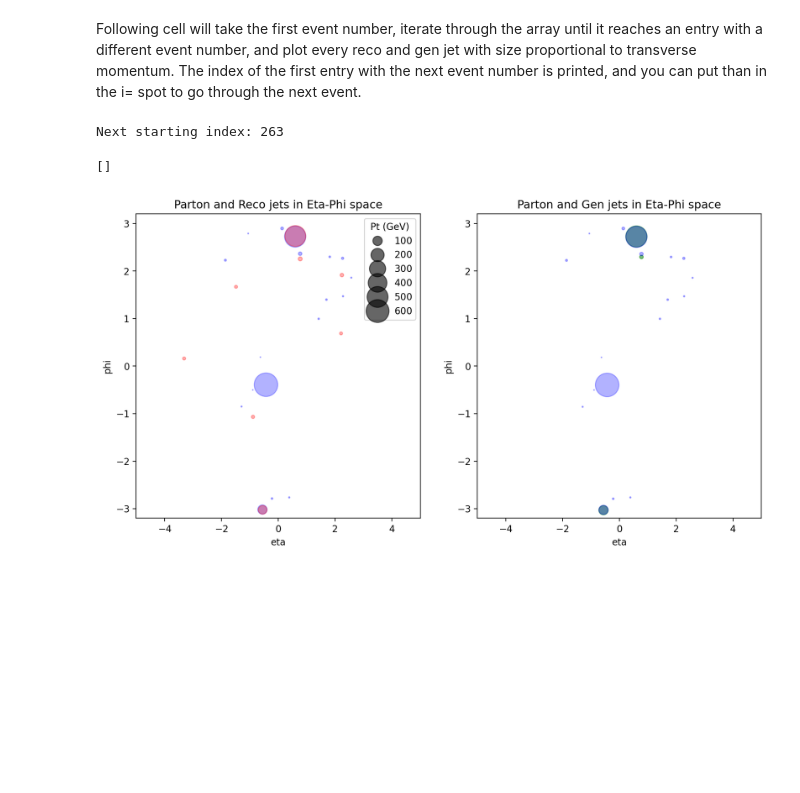
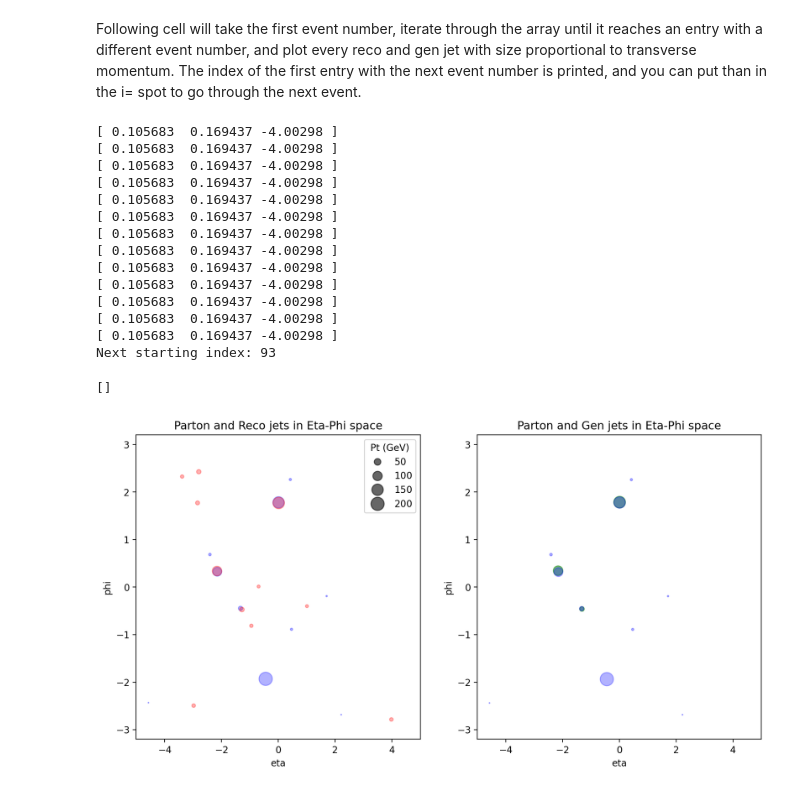
Before and after one commit to jblue1/falcon, a Jupyter notebook: notebooks/viewJets.ipynb, the cells around one changed output. Saved outputs shown, nothing was run; the diff lists cells and outputs as text; code cells hidden in the pictures; blank space fills up the shorter version.

Commit message:
print vertex coordinates of parton jets

```diff
--- a/notebooks/viewJets.ipynb
+++ b/notebooks/viewJets.ipynb
@@ -14,8 +14,9 @@ print(data.shape)
 # %% [markdown]
 Following cell will take the first event number, iterate through the array until it reaches an entry with a different event number, and plot every reco and gen jet with size proportional to transverse momentum. The index of the first entry with the next event number is printed, and you can put than in the i= spot to go through the next event.
 # %%
-i = 234
+i = 66
 eventNumber = data[i, 1]
+
 fig = plt.figure(figsize=[12,6], dpi=200)
 ax1 = fig.add_subplot(121)
 ax2 = fig.add_subplot(122)
@@ -29,38 +30,51 @@ ax2.set_ylabel("phi")
 ax2.set_title("Parton and Gen jets in Eta-Phi space")
 ax2.set_ylim(-3.2, 3.2)
 ax2.set_xlim(-5, 5)
+
 partonEtas = []
 partonPhis = []
 partonPts = []
 recoEtas = []
 recoPhis = []
 recoPts = []
 
 while(eventNumber == data[i, 1]):
     #if (data[i, 0] == 2 and data[i, 2] == 1):
     if (data[i, 0] == 2):
-        #ax1.scatter(data[i, 4], data[i, 5], c='r', alpha=0.3, s=data[i, 3])
         recoEtas.append(data[i, 4])
         recoPhis.append(data[i, 5])
         recoPts.append(data[i, 3])
     if (data[i, 0] == 1):
         ax2.scatter(data[i, 4], data[i, 5], c='g', alpha=0.5, s=data[i, 3])
     if (data[i, 0] == 0):
     #if (data[i, 0] == 0):
-        #scatter = ax1.scatter(data[i, 4], data[i, 5], c='b', s=data[i, 3], alpha=0.3)
+        print(data[i, 6:])
         partonEtas.append(data[i, 4])
         partonPhis.append(data[i, 5])
         partonPts.append(data[i, 3])
         ax2.scatter(data[i, 4], data[i, 5], c='b', s=data[i, 3], alpha=0.3)
     i += 1
 print("Next starting index: {}".format(i))
 scatter = ax1.scatter(partonEtas, partonPhis, s=partonPts, c='b', alpha=0.3, label="parton")
 ax1.scatter(recoEtas, recoPhis, s=recoPts, c='r', alpha=0.3, label="parton")
 handles, labels = scatter.legend_elements(prop="sizes", alpha=0.6, num=5)
 legend2 = ax1.legend(handles, labels, loc="upper right", title="Pt (GeV)")
 #ax1.legend(loc="lower left")
 plt.plot()
 # %% [output]
-Next starting index: 263
+[ 0.105683  0.169437 -4.00298 ]
+[ 0.105683  0.169437 -4.00298 ]
+[ 0.105683  0.169437 -4.00298 ]
+[ 0.105683  0.169437 -4.00298 ]
+[ 0.105683  0.169437 -4.00298 ]
+[ 0.105683  0.169437 -4.00298 ]
+[ 0.105683  0.169437 -4.00298 ]
+[ 0.105683  0.169437 -4.00298 ]
+[ 0.105683  0.169437 -4.00298 ]
+[ 0.105683  0.169437 -4.00298 ]
+[ 0.105683  0.169437 -4.00298 ]
+[ 0.105683  0.169437 -4.00298 ]
+[ 0.105683  0.169437 -4.00298 ]
+Next starting index: 93
 []
-[figure, old version]
+[figure, new version]
```
Also changed, not shown: parts of 1 cell of this notebook.
